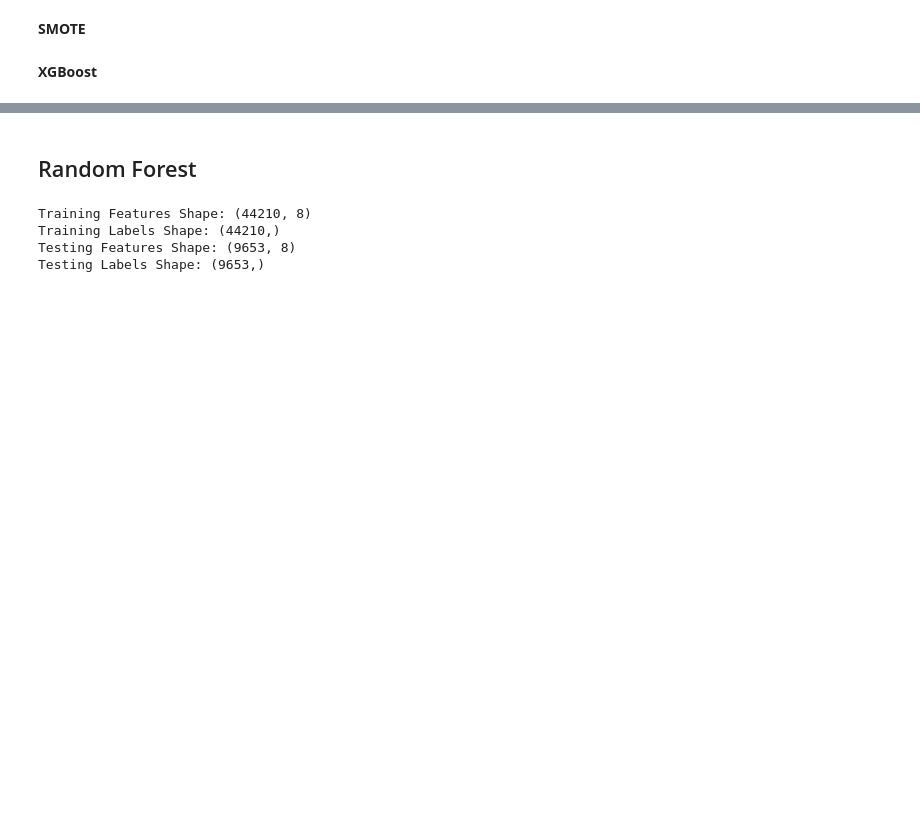
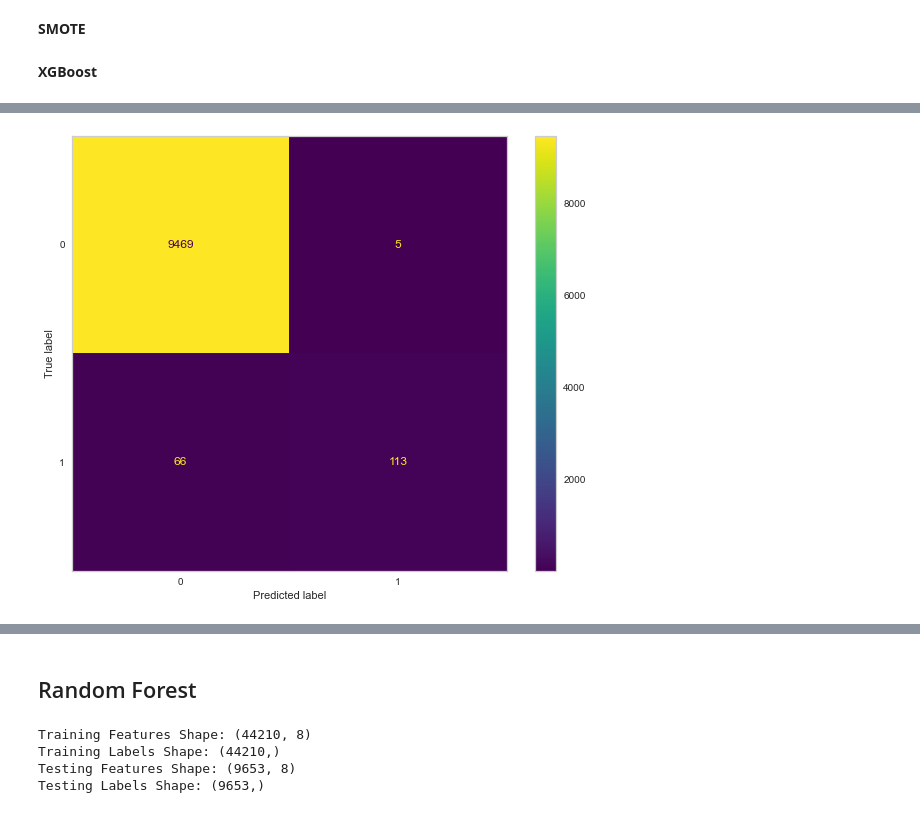
Before and after one commit to dvh549/Financial_Analytics, a Jupyter notebook: WOE_Notebook.ipynb, the cells around one changed output, grey strips where cells are left out. Drawn from its saved outputs; the diff is of its cells as text; code cells hidden in the pictures; blank space fills up the shorter version.

Commit message:
Updated to include predictions for just WoE Bin

```diff
--- a/WOE_Notebook.ipynb
+++ b/WOE_Notebook.ipynb
@@ -84,0 +89,8 @@ plt.show()
+# %%
+xgb_2 = XGBClassifier(use_label_encoder = False, eval_metric = "logloss")
+xgb_2.fit(X_train, y_train)
+train_score = xgb_2.score(X_train, y_train)
+test_score = xgb_2.score(X_test, y_test)
+xgb_pred_2 = xgb_2.predict(X_test)
+print(train_score)
+print(test_score)
@@ -84,0 +111,10 @@ plt.show()
+# %%
+plt.rcParams["figure.figsize"] = (10,8)
+mat = confusion_matrix(y_test, xgb_pred_2)
+cmd = ConfusionMatrixDisplay(mat)
+cmd.plot()
+plt.tick_params(axis = u'both', which = u'both', length = 0)
+plt.grid(b = None)
+plt.show()
+# %% [output]
+[figure, added]
```
Also changed, not shown: parts of 11 cells of this notebook.
